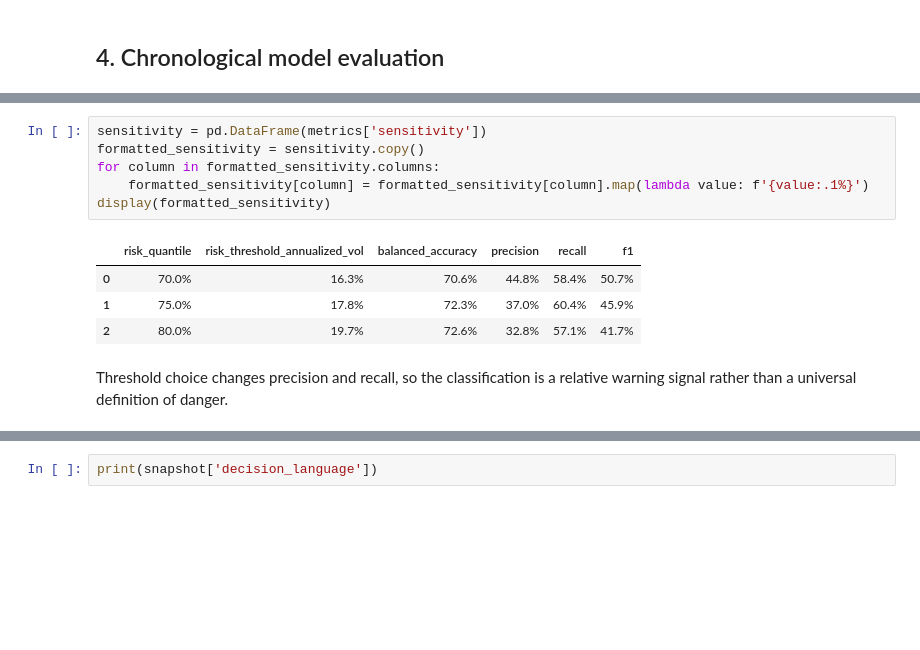
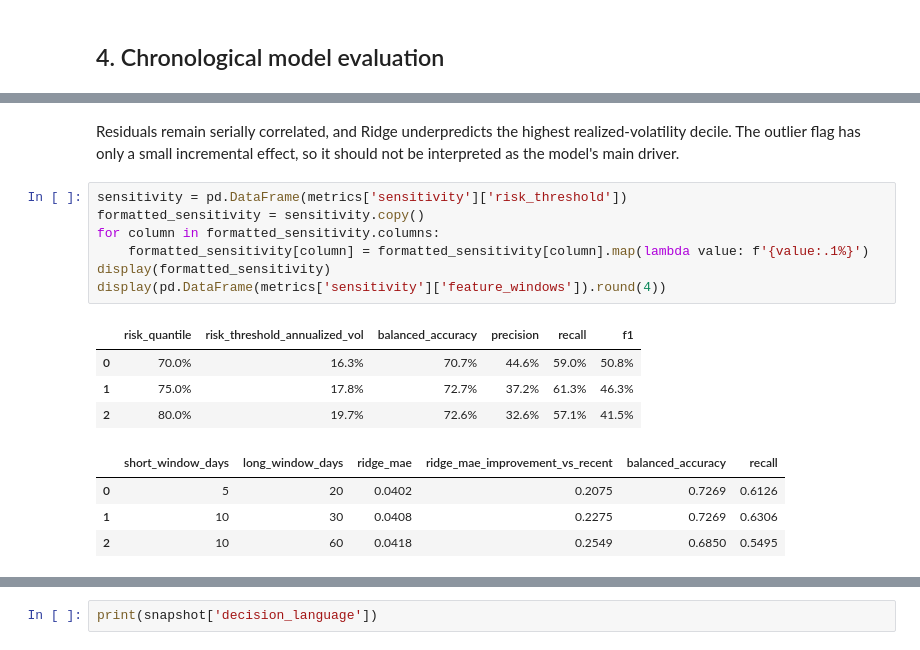
Before and after one commit to pdwi2020/bootcamp_paritosh_dwivedi, a Jupyter notebook: project/notebooks/project_pipeline.ipynb, the cells around one changed output, grey strips where cells are left out. Cells and saved outputs as stored; diff of their text form; blank space fills up the shorter version.

```diff
--- a/project/notebooks/project_pipeline.ipynb
+++ b/project/notebooks/project_pipeline.ipynb
@@ -157,13 +231,18 @@ display(Image(filename=str(ROOT / 'reports/images/classification_confusion_matri
+# %% [markdown]
+Residuals remain serially correlated, and Ridge underpredicts the highest realized-volatility decile. The outlier flag has only a small incremental effect, so it should not be interpreted as the model's main driver.
 # %%
-sensitivity = pd.DataFrame(metrics['sensitivity'])
+sensitivity = pd.DataFrame(metrics['sensitivity']['risk_threshold'])
 formatted_sensitivity = sensitivity.copy()
 for column in formatted_sensitivity.columns:
     formatted_sensitivity[column] = formatted_sensitivity[column].map(lambda value: f'{value:.1%}')
 display(formatted_sensitivity)
+display(pd.DataFrame(metrics['sensitivity']['feature_windows']).round(4))
 # %% [output]
 |  | risk_quantile | risk_threshold_annualized_vol | balanced_accuracy | precision | recall | f1 |
-| 0 | 70.0% | 16.3% | 70.6% | 44.8% | 58.4% | 50.7% |
-| 1 | 75.0% | 17.8% | 72.3% | 37.0% | 60.4% | 45.9% |
-| 2 | 80.0% | 19.7% | 72.6% | 32.8% | 57.1% | 41.7% |
+| 0 | 70.0% | 16.3% | 70.7% | 44.6% | 59.0% | 50.8% |
+| 1 | 75.0% | 17.8% | 72.7% | 37.2% | 61.3% | 46.3% |
+| 2 | 80.0% | 19.7% | 72.6% | 32.6% | 57.1% | 41.5% |
+|  | short_window_days | long_window_days | ridge_mae | ridge_mae_improvement_vs_recent | balanced_accuracy | recall |
+| 0 | 5 | 20 | 0.0402 | 0.2075 | 0.7269 | 0.6126 |
+| 1 | 10 | 30 | 0.0408 | 0.2275 | 0.7269 | 0.6306 |
+| 2 | 10 | 60 | 0.0418 | 0.2549 | 0.6850 | 0.5495 |
-# %% [markdown]
-Threshold choice changes precision and recall, so the classification is a relative warning signal rather than a universal definition of danger.
```
Also changed, not shown: parts of 24 cells of this notebook, 30 other files.
